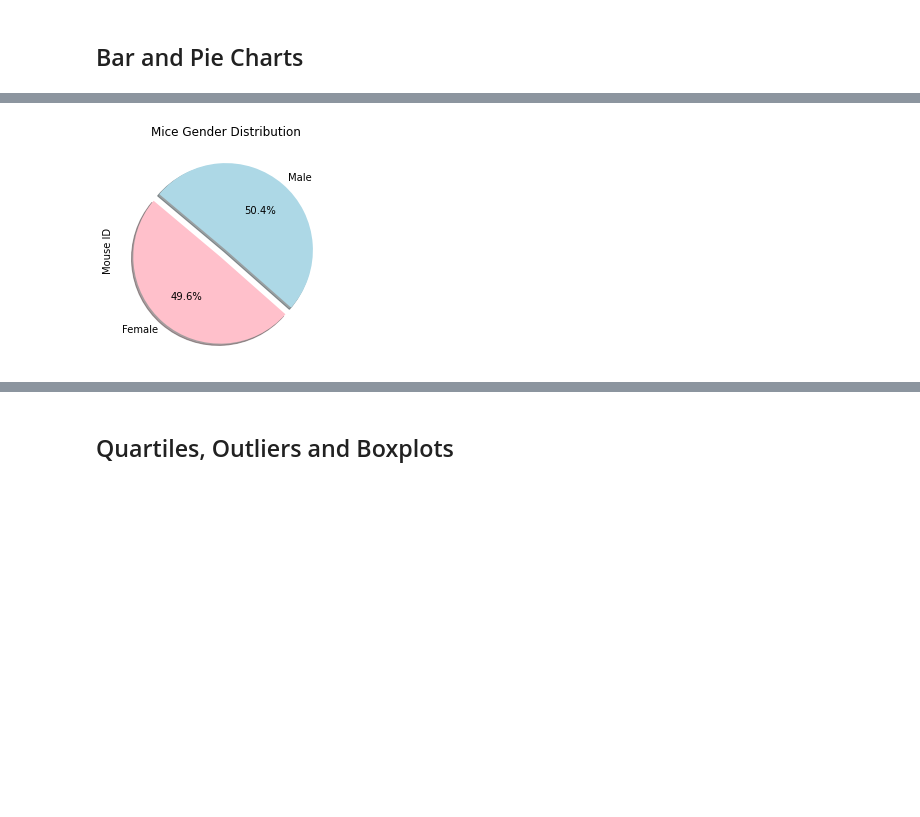
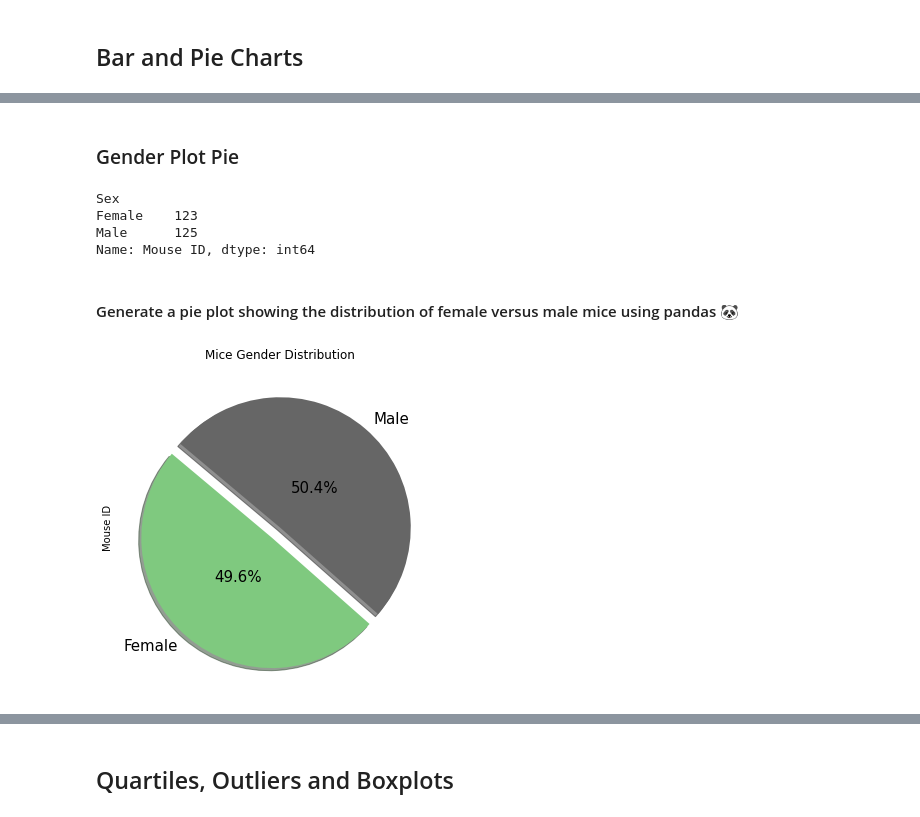
Before and after one commit to naydeenmonzon/Matploblib-Challenge, a Jupyter notebook: pymaceuticals_starter.ipynb, the cells around one changed output, grey strips where cells are left out. Saved outputs shown, nothing was run; the diff lists cells and outputs as text; code cells hidden in the pictures; blank space fills up the shorter version.

```diff
--- a/pymaceuticals_starter.ipynb
+++ b/pymaceuticals_starter.ipynb
@@ -121,0 +102,3 @@ clean_complete_data['Mouse ID'].nunique()
+# %%
+clean_data = complete_data[~complete_data['Mouse ID'].isin(dup_mice_id)]
+clean_data
@@ -266,8 +225,19 @@ Name: Mouse ID, dtype: int64
+# %% [markdown]
+### Gender Plot Pie
+# %%
+gender = clean_data.groupby('Sex')
+gender_type = gender['Mouse ID'].nunique()
+gender_type
+# %% [output]
+Sex
+Female    123
+Male      125
+Name: Mouse ID, dtype: int64
+# %% [markdown]
+#### Generate a pie plot showing the distribution of female versus male mice using pandas 🐼
 # %%
-explode = (0.1,0)
-colors = ['pink','lightblue']
-gender_pie = gender_type.plot(kind='pie', y='Mouse Gender', title='Mice Gender Distribution',
-                              explode=explode, colors=colors, autopct="%1.1f%%", shadow=True, startangle=140)
+gender_type.plot.pie(figsize=(6,6), cmap='Accent', title='Mice Gender Distribution', explode=(0.1,0),
+                     autopct="%1.1f%%", shadow=True, startangle=140, fontsize=15, pctdistance=0.4)
 plt.show()
 # %% [output]
-[figure, old version]
+[figure, new version]
```
Also changed, not shown: parts of 70 cells of this notebook.
